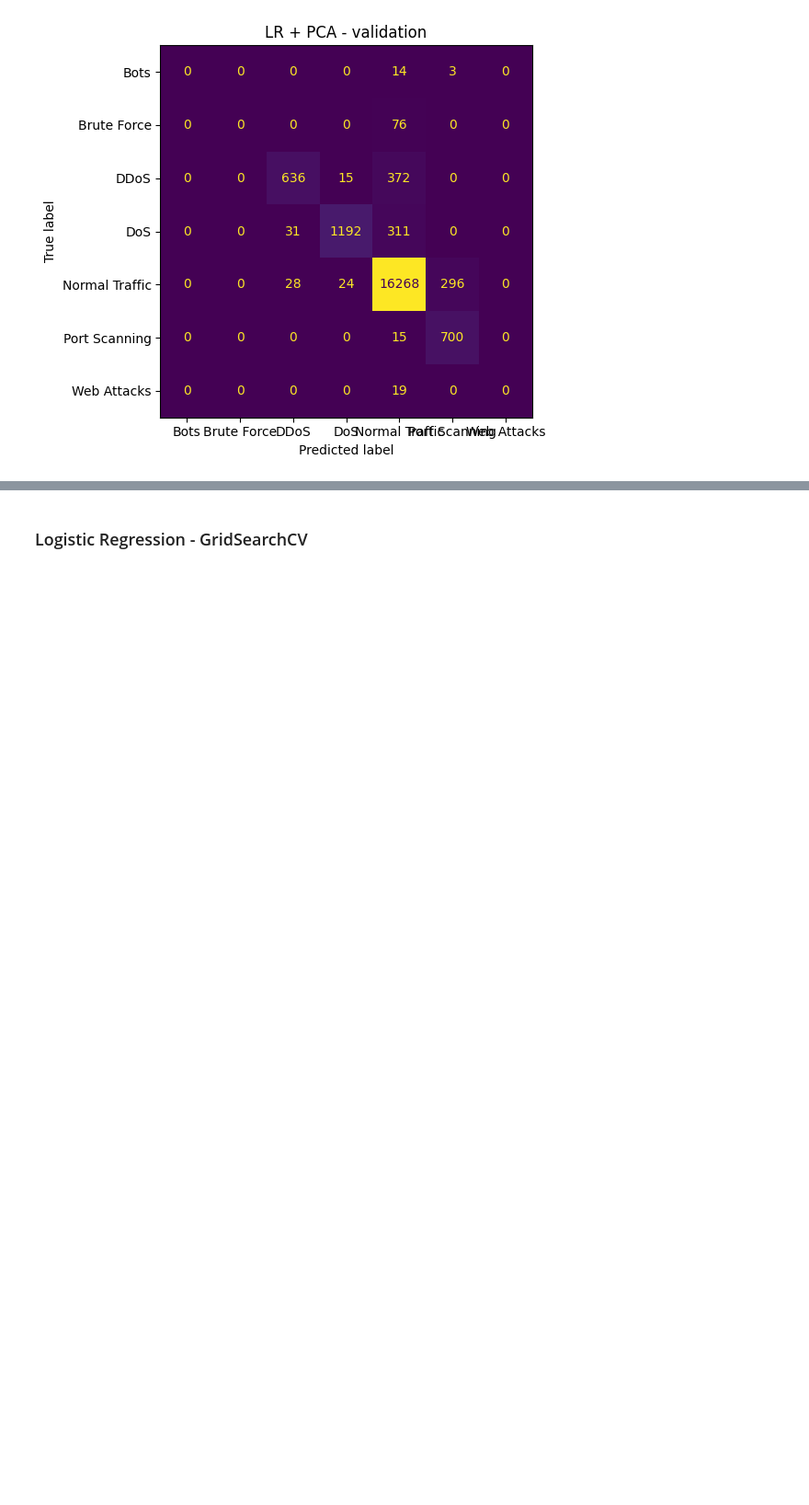
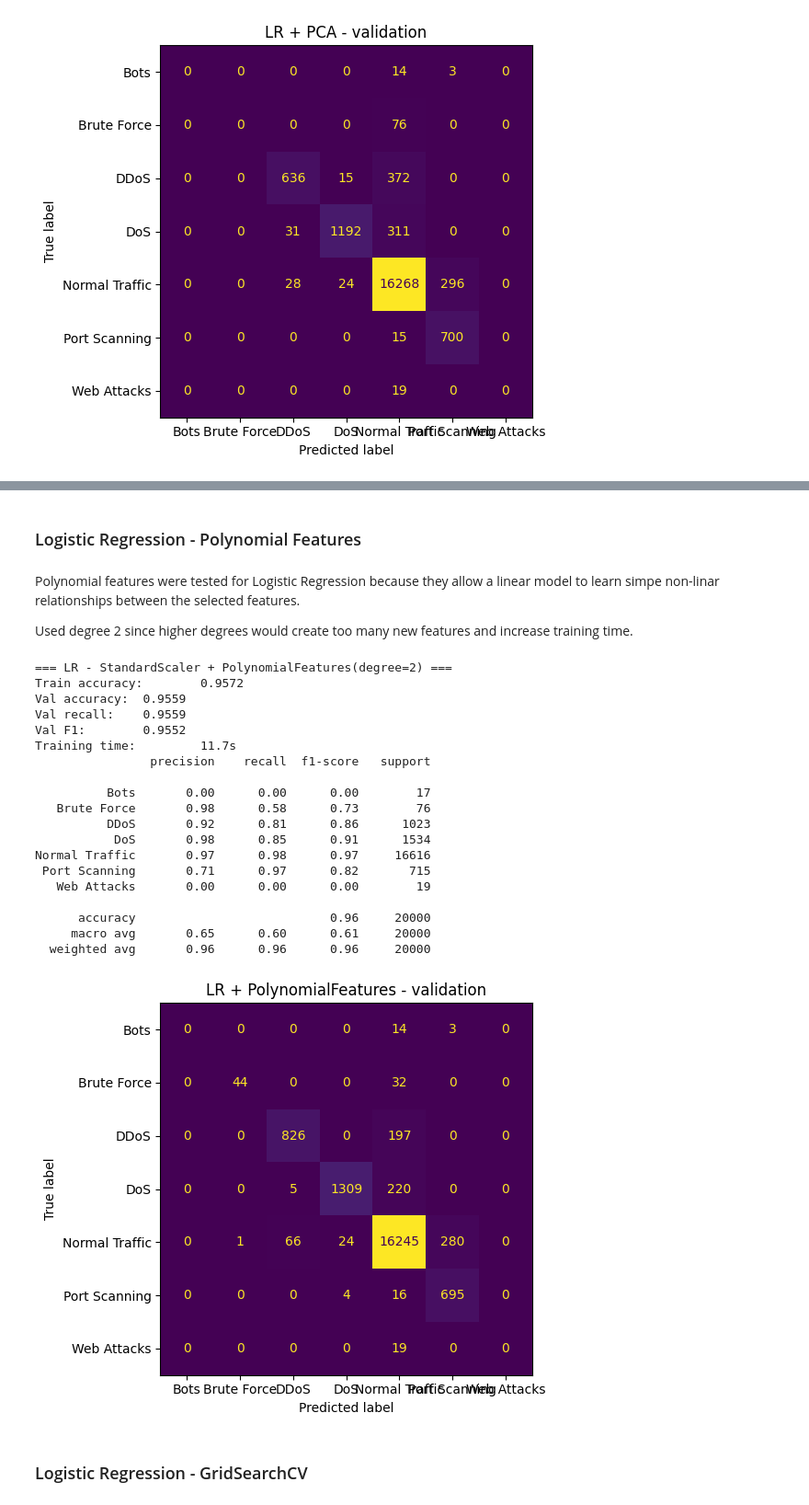
Before and after one commit to Kelz09/cicids2017-classification, a Jupyter notebook: training/LR_NB_Topi.ipynb, the cells around one changed output, grey strips where cells are left out. Shown at 92% size. Drawn from its saved outputs; the diff is of its cells as text; code cells hidden in the pictures; blank space fills up the shorter version.

Commit message:
finalised lr_nb training notebook

```diff
--- a/training/LR_NB_Topi.ipynb
+++ b/training/LR_NB_Topi.ipynb
@@ -343,6 +344,47 @@ Normal Traffic       0.95      0.97      0.96     16616
      macro avg       0.46      0.45      0.45     20000
   weighted avg       0.92      0.92      0.92     20000
 [figure]
+# %% [markdown]
+### Logistic Regression - Polynomial Features
+# %% [markdown]
+Polynomial features were tested for Logistic Regression because they allow a linear model to learn simpe non-linar relationships between the selected features.
+
+Used degree 2 since higher degrees would create too many new features and increase training time.
+# %%
+lr_poly, lr_poly_pred = evaluate_model(
+    "LR - StandardScaler + PolynomialFeatures(degree=2)",
+    Pipeline([
+        ("scaler", StandardScaler()),
+        ("poly", PolynomialFeatures(degree=2, include_bias=False)),
+        ("classifier", LogisticRegression(
+            random_state=RANDOM_STATE, max_iter=3000)),
+        ]),
+    X_train_s, y_train,
+    X_val_s, y_val
+)
+
+plot_confusion(y_val, lr_poly_pred, "LR + PolynomialFeatures - validation")
+# %% [output]
+=== LR - StandardScaler + PolynomialFeatures(degree=2) ===
+Train accuracy:        0.9572
+Val accuracy:  0.9559
+Val recall:    0.9559
+Val F1:        0.9552
+Training time:         11.7s
+                precision    recall  f1-score   support
+
+          Bots       0.00      0.00      0.00        17
+   Brute Force       0.98      0.58      0.73        76
+          DDoS       0.92      0.81      0.86      1023
+           DoS       0.98      0.85      0.91      1534
+Normal Traffic       0.97      0.98      0.97     16616
+ Port Scanning       0.71      0.97      0.82       715
+   Web Attacks       0.00      0.00      0.00        19
+
+      accuracy                           0.96     20000
+     macro avg       0.65      0.60      0.61     20000
+  weighted avg       0.96      0.96      0.96     20000
+[figure, added]
 # %% [markdown]
 ### Logistic Regression - GridSearchCV
 # %% [markdown]
```
Also changed, not shown: parts of 21 cells of this notebook.
